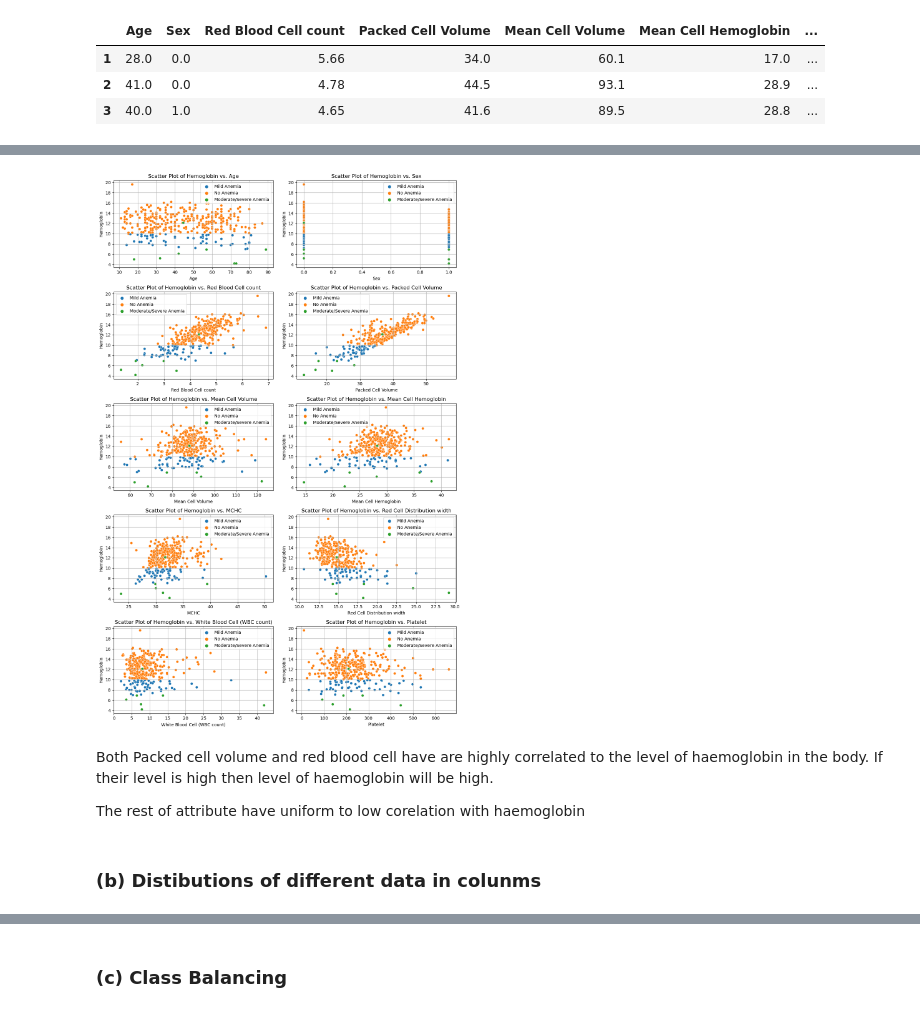
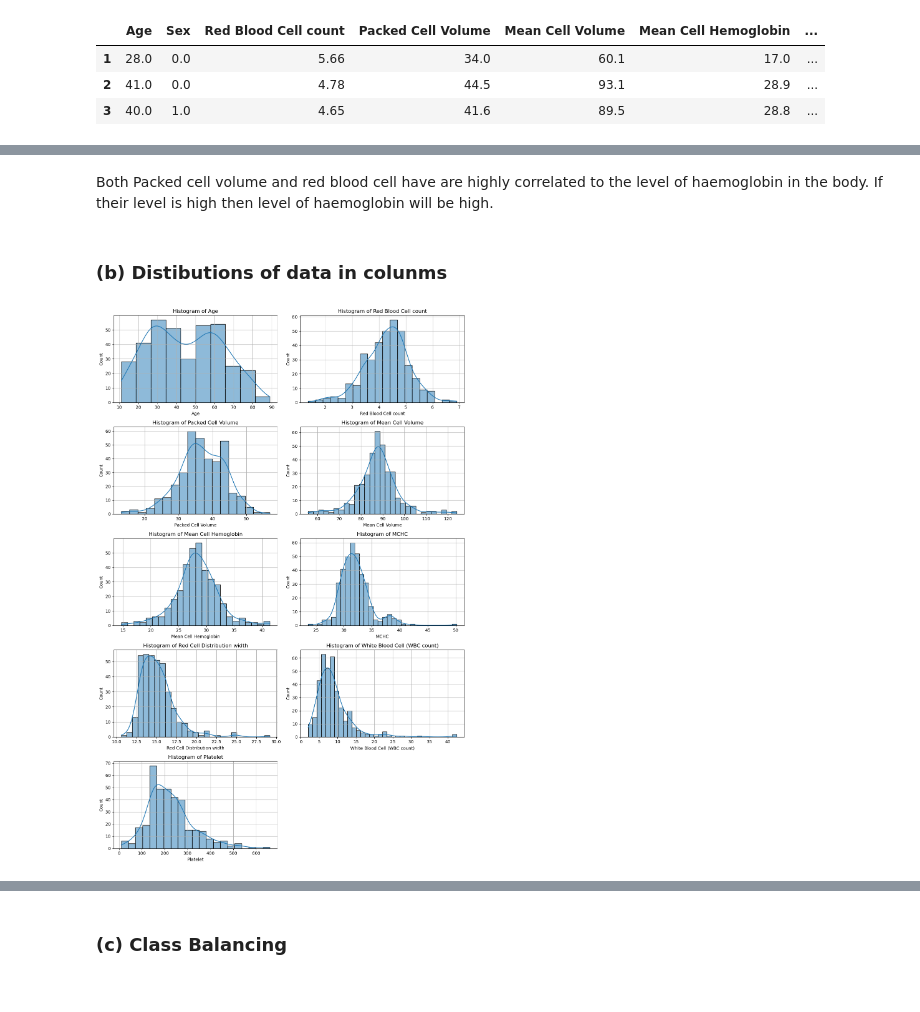
Before and after one commit to Perception-ui/AnemiaPredictor, a Jupyter notebook: Notebook.ipynb, the cells around one changed output, grey strips where cells are left out. Cells and saved outputs as stored; diff of their text form; code cells hidden in the pictures.

```diff
--- a/Notebook.ipynb
+++ b/Notebook.ipynb
@@ -276,2 +284,6 @@ dtype: int64
 # %% [markdown]
 All the missing values in the column have been filled with the median to avoid losing valid data as compared to dropping them. They have also been filled with the median because it is less suseptible to outliers as compared to the mean.
+# %%
+#filling in the missing data in the sex column with the mode
+mode_sex = stats.mode(df['Sex']).mode[0]
+df['Sex'].fillna(mode_sex, inplace=True)
@@ -394,0 +454,24 @@ Haemoglobin is moderately correlated with red blood cell count. This is because
+# %%
+# Define columns for the first plot
+columns_for_plot1 = [
+    'Hemoglobin',
+    'Red Blood Cell count',
+    'Packed Cell Volume'
+]
+
+# Create a single figure with subplots
+num_rows = 1
+num_cols = 3
+fig, axes = plt.subplots(nrows=num_rows, ncols=num_cols, figsize=(12, 4))
+
+# Create scatter plots for each column in the first plot
+for i, column in enumerate(columns_for_plot1):
+    sns.scatterplot(data=df, x=df[column], y=df['Hemoglobin'], hue="Anemia Classification", ax=axes[i])
+    axes[i].set_title(f'Scatter Plot of Hemoglobin vs. {column}')
+    axes[i].set_xlabel(column)
+    axes[i].set_ylabel('Hemoglobin')
+    axes[i].grid(True)
+    axes[i].legend()
+
+plt.tight_layout()
+plt.show()
@@ -395,43 +480,39 @@ Haemoglobin is moderately correlated with red blood cell count. This is because
+# %% [markdown]
+Both Packed cell volume and red blood cell have are highly correlated to the level of haemoglobin in the body. If their level is high then level of haemoglobin will be high.
+# %% [markdown]
+### (b) Distibutions of data in colunms
 # %%
-columns_for_scatter = [
+columns_for_hist = [
     'Age',
-    'Sex',
     'Red Blood Cell count',
     'Packed Cell Volume',
     'Mean Cell Volume',
     'Mean Cell Hemoglobin',
     'MCHC',
     'Red Cell Distribution width',
     'White Blood Cell (WBC count)',
-    'Platelet'
-]
+    'Platelet']
 # Create a single figure with subplots
 num_rows = 5
 num_cols = 2
 fig, axes = plt.subplots(nrows=num_rows, ncols=num_cols, figsize=(12, 18))
 
 # Flatten the axes for easy iteration
 axes = axes.flatten()
 
-# Create scatter plots for each column
-for i, column in enumerate(columns_for_scatter):
-    sns.scatterplot(data=df, x=df[column], y=df['Hemoglobin'], hue="Anemia Classification", ax=axes[i])
-    axes[i].set_title(f'Scatter Plot of Hemoglobin vs. {column}')
+# Create histograms for each column
+for i, column in enumerate(columns_for_hist):
+    sns.histplot(data=df, x=df[column], ax=axes[i], kde=True)
+    axes[i].set_title(f'Histogram of {column}')
     axes[i].set_xlabel(column)
-    axes[i].set_ylabel('Hemoglobin')
+    axes[i].set_ylabel('Count')
     axes[i].grid(True)
-    axes[i].legend()
 
 # Hide any remaining empty subplots
 for j in range(i + 1, num_rows * num_cols):
     axes[j].axis('off')
 
 plt.tight_layout()
 plt.show()
 # %% [output]
-[figure, old version]
+[figure, new version]
-# %% [markdown]
-Both Packed cell volume and red blood cell have are highly correlated to the level of haemoglobin in the body. If their level is high then level of haemoglobin will be high.
-<p> The rest of attribute have uniform to low corelation with haemoglobin
-# %% [markdown]
-### (b) Distibutions of different data in colunms
```
Also changed, not shown: parts of 82 cells of this notebook.
